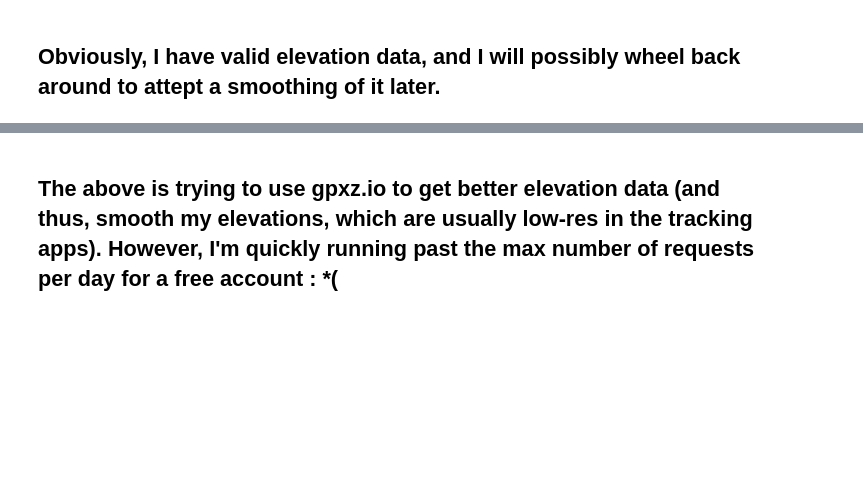
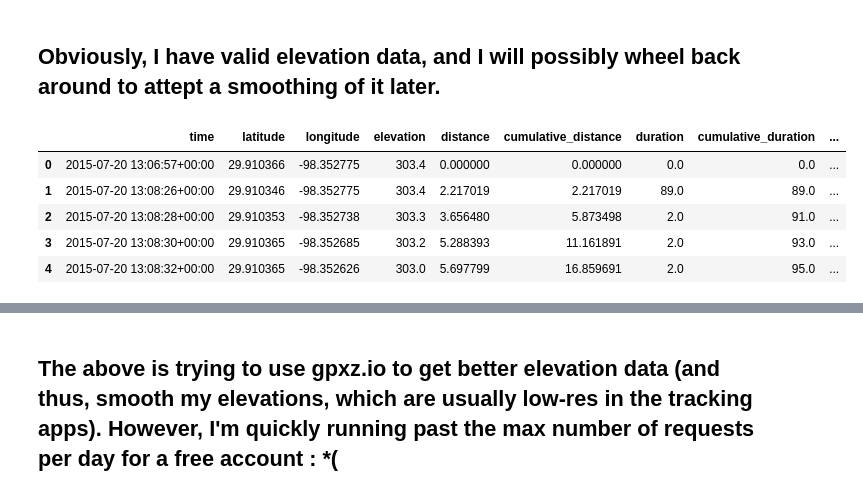
Before and after one commit to brianclements03/my_strava_project, a Jupyter notebook: initial_strava_explore.ipynb, the cells around one changed output, grey strips where cells are left out. Drawn from its saved outputs; the diff is of its cells as text; code cells hidden in the pictures; blank space fills up the shorter version.

```diff
--- a/initial_strava_explore.ipynb
+++ b/initial_strava_explore.ipynb
@@ -136,3 +136,12 @@ sns.lineplot(data=df, x='cumulative_distance', y='elevation')
 [figure]
 # %% [markdown]
 ## Obviously, I have valid elevation data, and I will possibly wheel back around to attept a smoothing of it later.
+# %%
+df.head()
+# %% [output]
+|  | time | latitude | longitude | elevation | distance | cumulative_distance | duration | cumulative_duration | ... |
+| 0 | 2015-07-20 13:06:57+00:00 | 29.910366 | -98.352775 | 303.4 | 0.000000 | 0.000000 | 0.0 | 0.0 | ... |
+| 1 | 2015-07-20 13:08:26+00:00 | 29.910346 | -98.352775 | 303.4 | 2.217019 | 2.217019 | 89.0 | 89.0 | ... |
+| 2 | 2015-07-20 13:08:28+00:00 | 29.910353 | -98.352738 | 303.3 | 3.656480 | 5.873498 | 2.0 | 91.0 | ... |
+| 3 | 2015-07-20 13:08:30+00:00 | 29.910365 | -98.352685 | 303.2 | 5.288393 | 11.161891 | 2.0 | 93.0 | ... |
+| 4 | 2015-07-20 13:08:32+00:00 | 29.910365 | -98.352626 | 303.0 | 5.697799 | 16.859691 | 2.0 | 95.0 | ... |
```
Also changed, not shown: parts of 5 cells of this notebook, 2 other files.
